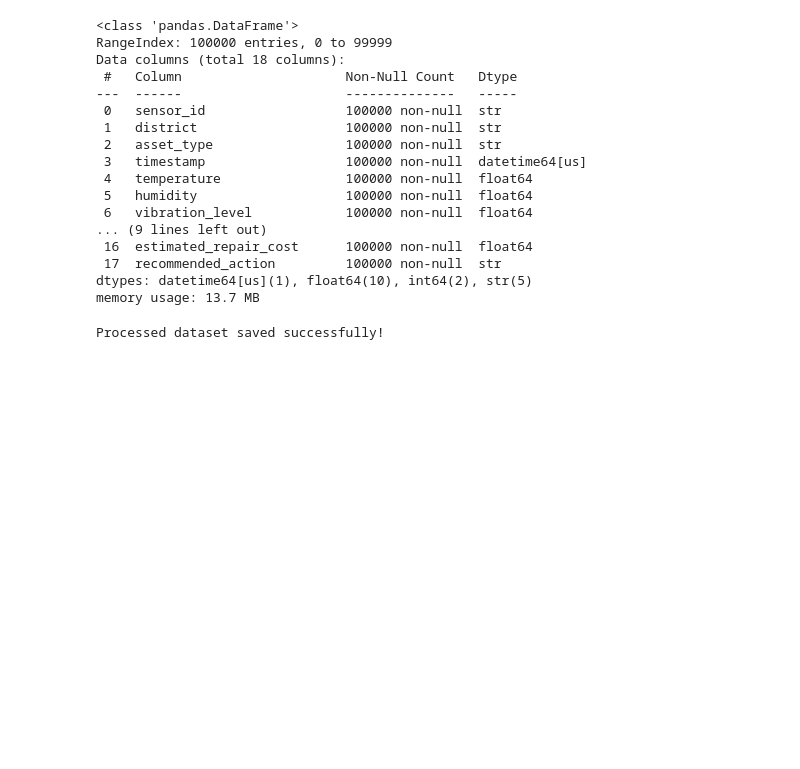
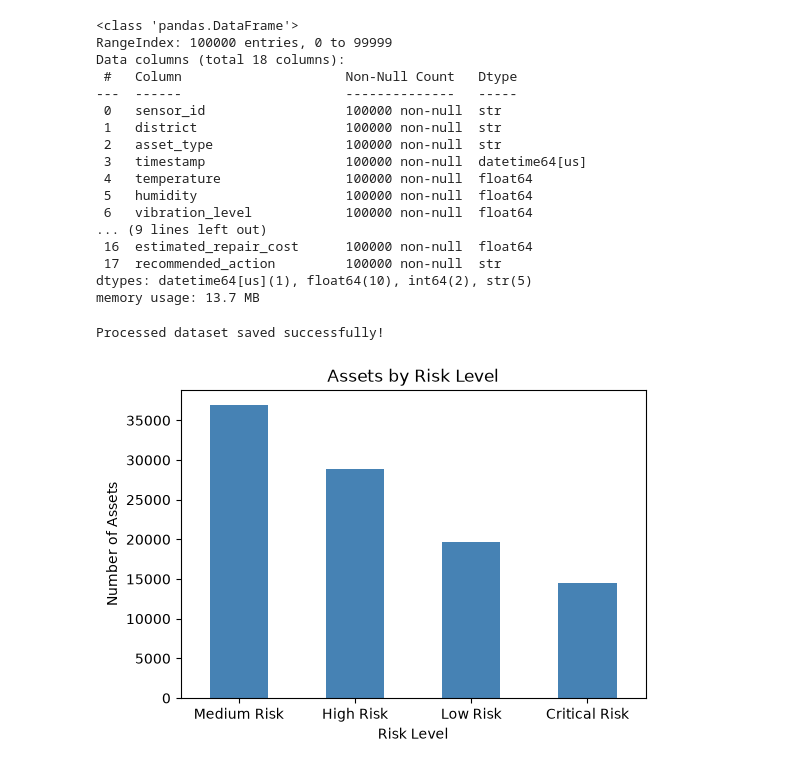
Before and after one commit to Lea-M04/smart_city, a Jupyter notebook: notebooks/process_dataset.ipynb, the cells around one changed output. Drawn from its saved outputs; the diff is of its cells as text; code cells hidden in the pictures; blank space fills up the shorter version.

Commit message:
Complete Step 3 data exploration charts

```diff
--- a/notebooks/process_dataset.ipynb
+++ b/notebooks/process_dataset.ipynb
@@ -369,3 +369,19 @@ df.to_csv(
 print("Processed dataset saved successfully!")
 # %% [output]
 Processed dataset saved successfully!
+# %%
+#Bar Chart per rrezikun
+plt.figure(figsize=(6,4))
+
+df["failure_risk_level"].value_counts().plot(
+    kind="bar",
+    color="steelblue"
+)
+
+plt.title("Assets by Risk Level")
+plt.xlabel("Risk Level")
+plt.ylabel("Number of Assets")
+plt.xticks(rotation=0)
+plt.show()
+# %% [output]
+[figure, added]
```
Also changed, not shown: parts of 9 cells of this notebook.
